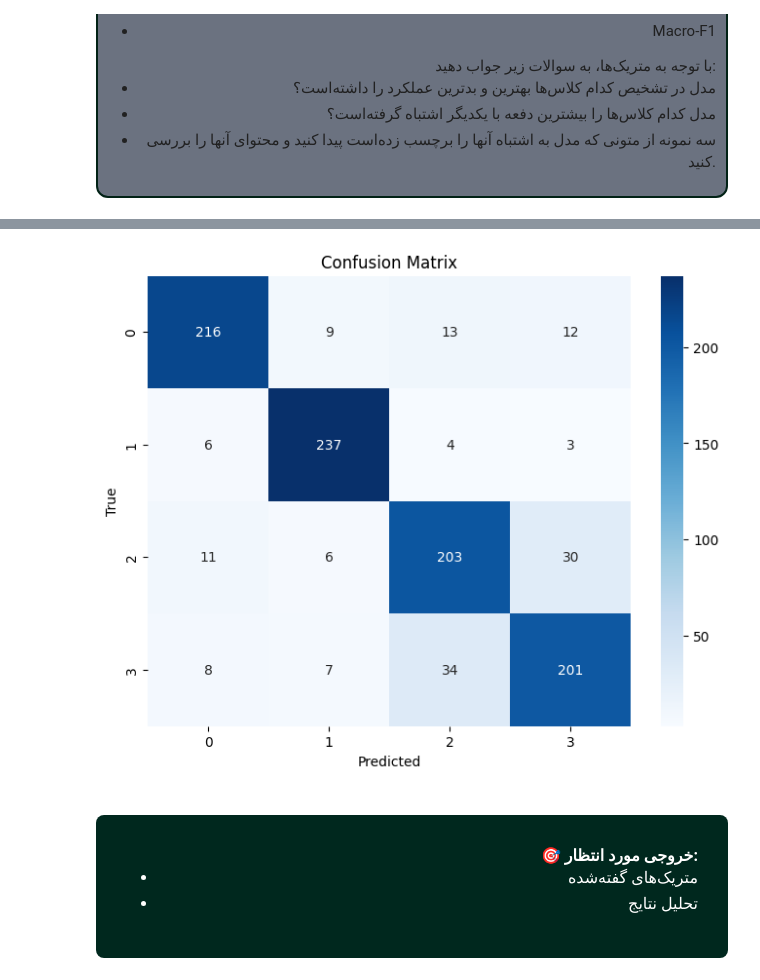
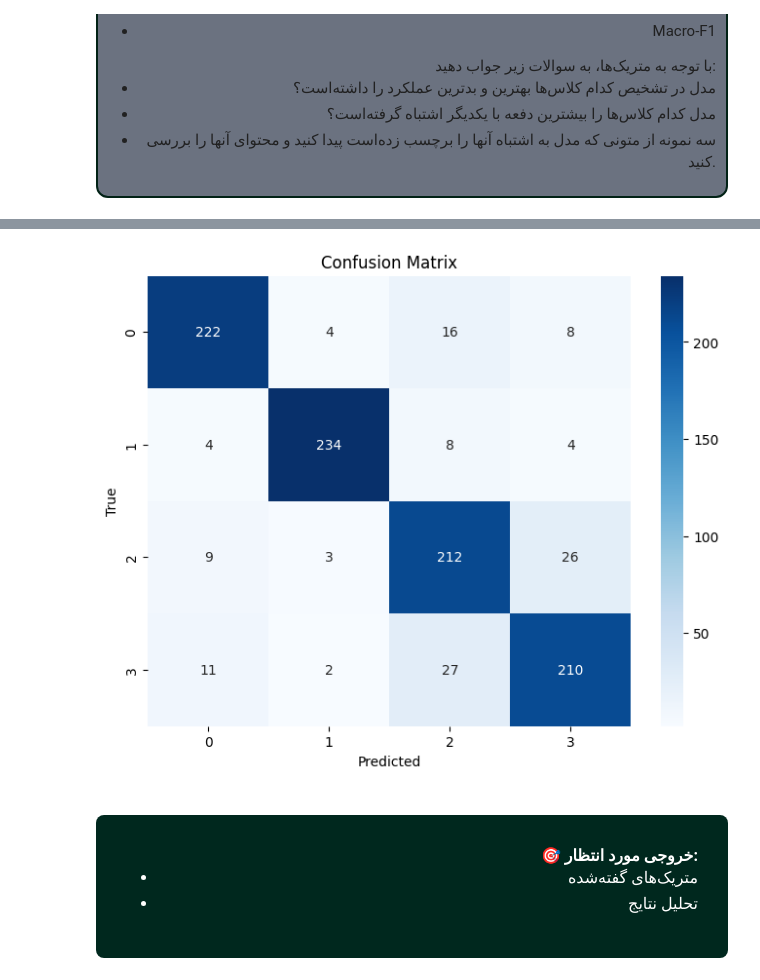
Before and after one commit to pouya-jamildehi/NLP_CA3, a Jupyter notebook: HW3.ipynb, the cells around one changed output, grey strips where cells are left out. Saved outputs shown, nothing was run; the diff lists cells and outputs as text; code cells hidden in the pictures.

```diff
--- a/HW3.ipynb
+++ b/HW3.ipynb
@@ -901,22 +1178,23 @@ dataloader_test = DataLoader(dataset_test, batch_size=32, shuffle=True)
 
 
 class FCNet(nn.Module):
-    def __init__(self, input_dim=300, hidden_dim=128, output_dim=2):
+    def __init__(self, input_dim, hidden_dim, output_dim, p=0.5):
         super().__init__()
-        self.fc = nn.Sequential(
-            nn.Linear(input_dim, hidden_dim),
-            nn.ReLU(),
-            nn.Linear(hidden_dim, output_dim)
-        )
+        self.fc1 = nn.Linear(input_dim, hidden_dim)
+        self.dropout = nn.Dropout(p)
+        self.fc2 = nn.Linear(hidden_dim, output_dim)
 
     def forward(self, x):
-        return self.fc(x)
+        x = torch.relu(self.fc1(x))
+        x = self.dropout(x)
+        x = self.fc2(x)
+        return x
 
 device = "cuda" if torch.cuda.is_available() else "cpu"
 
 model = FCNet(input_dim=300, hidden_dim=128, output_dim=len(set(labels_train))).to(device)
 criterion = nn.CrossEntropyLoss()
-optimizer = optim.Adam(model.parameters(), lr=1e-3)
+optimizer = optim.Adam(model.parameters(), lr=1e-3 ,weight_decay=1e-4)
 
 epochs = 100
 
@@ -1054,11 +1332,8 @@ import seaborn as sns
 model.eval()
 all_preds = []
 all_labels = []
-wrong_embedding = []
-wrong_true_labels = []
-wrong_pred_labels = []
-wrong_indices = []
-idx = 0
+all_wrong = []
+
 with torch.no_grad():
     for X, y in dataloader_test:
         X, y = X.to(device), y.to(device)
@@ -1070,61 +1345,33 @@ with torch.no_grad():
         batch_size_1 = len(y)
         for i in range(batch_size_1):
             if preds[i] != y[i]:
-                #wrong_indices.append(idx + i)
-                # wrong_true_labels.append(y[i])
-                # wrong_pred_labels.append(preds[i])
-                wrong_embedding.append(X[i])
-        idx += batch_size_1
+                all_wrong.append((X[i],preds[i],y[i]))
 
+label_dic ={
+    0:"World",
+    1:"Sports",
+    2:"Business",
+    3:"Sci/tech"
+}
+count = 0
+for row_1 in all_wrong:
+    if count>5:
+        break
+    else:
+        for row in embedded_dataset["test"]:
+            if row["embedding"]==list(row_1[0]):
+                print("TEXT:", row["text"])
+                print("TRUE Text LABEL:", row["label_text"])
+                print(f"Pred_labels: {label_dic[int(row_1[1])]}")
+                print("-" * 60)
+                count+=1
+                break
 
-# for true_l,pred_l,i in zip(wrong_true_labels, wrong_pred_labels, wrong_indices):
-#     row = embedded_dataset["test"][i]
-#     print("TEXT:", row["text"])
-#     print("TRUE LABEL:", row["label"])
-#     print(f"wrong_true_labels : {wrong_true_labels[true_l]}")
-#     print(f"wrong_pred_labels: {wrong_pred_labels[pred_l]}")
-#     print("LABEL TEXT:", row["label_text"])
-#     print("EMBEDDING SHAPE:", len(row["embedding"]))
-#     print("-" * 60)
-
-for embed in wrong_embedding:
-    for row in embedded_dataset["test"]:
-        if row["embedding"]==embed:
-            print(row)
-            break
-
-    # for embed in wrong_embedding:
-    #     if embedded_dataset["test"][i]==embed:
-    #         print(i)
-
-
-# for embed in wrong_embedding:
-#     #row = embedded_dataset["test"][i]
-#     # print("TEXT:", row["text"])
-#     # print("TRUE LABEL:", row["label"])
-#     # print(f"wrong_true_labels : {wrong_true_labels[true_l]}")
-#     # print(f"wrong_pred_labels: {wrong_pred_labels[pred_l]}")
-#     # print("LABEL TEXT:", row["label_text"])
-#     # print("EMBEDDING SHAPE:", len(row["embedding"]))
-#     # print("-" * 60)
-#     print(embed)
 acc = accuracy_score(all_labels, all_preds)
 macro_f1 = f1_score(all_labels, all_preds, average='macro')
 
 print(f"Test Accuracy: {acc:.4f}")
 print(f"Test Macro F1: {macro_f1:.4f}")
-
-# label_dic ={
-#     0:"World",
-#     1:"Sports",
-#     2:"Business",
-#     3:"Sci/tech"
-# }
-# print(len(wrongs))
-# for i in range (0,len(wrongs)):
-
-#     print(f" True : {label_dic[all_labels[(wrongs[i])]]} Pred : {label_dic[all_preds[(wrongs[i])]]}")
-
 
 cm = confusion_matrix(all_labels, all_preds)
 
@@ -1140,4 +1402,4 @@ Test Macro F1: 0.8568
-[figure, old version]
+[figure, new version]
 # %% [markdown]
 <div dir='rtl' style="line-height: 2.0; text-align: right; font-family: Vazir; font-size: 16px; margin-top: 20px; color: white; background-color:rgb(0, 40, 30); padding: 30px; border-radius: 8px;">
 🎯 <b>خروجی مورد انتظار:</b><br>
```
Also changed, not shown: parts of 15 cells of this notebook.
